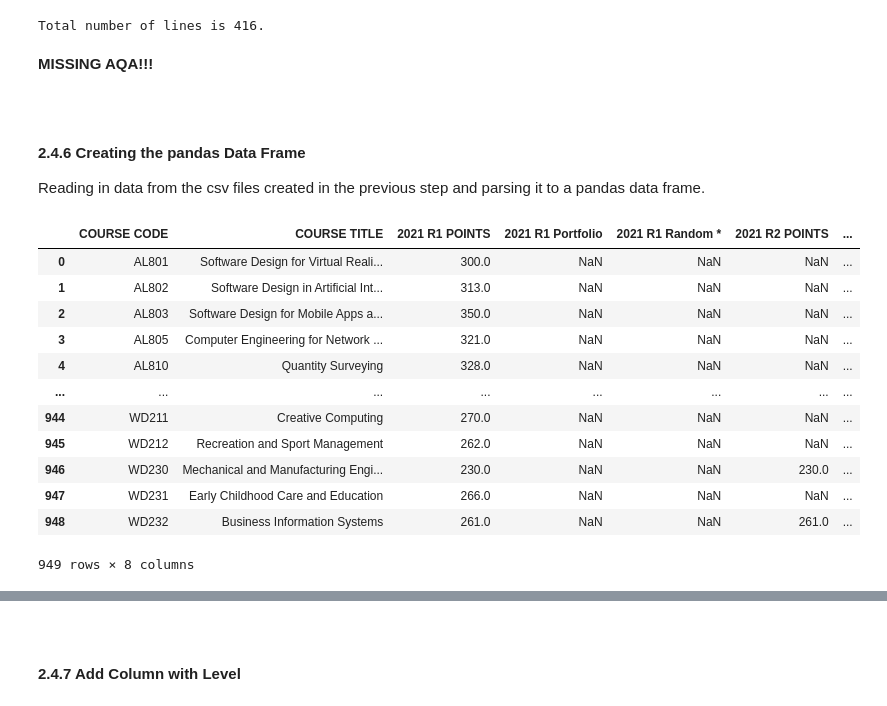
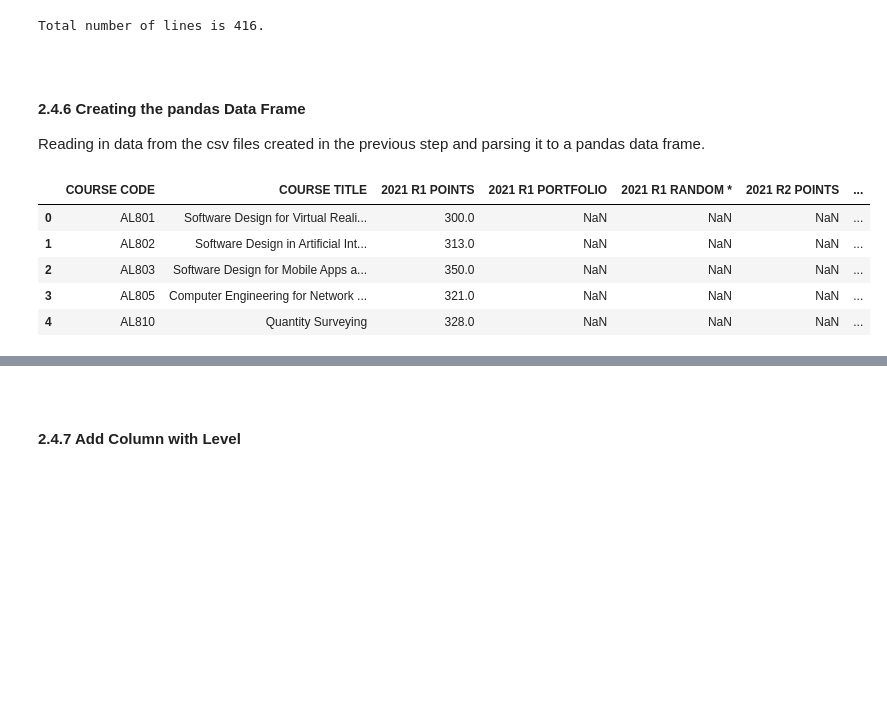
Before and after one commit to ssteffens/fundamentals-data-analysis-assessment, a Jupyter notebook: cao.ipynb, the cells around one changed output, grey strips where cells are left out. Drawn from its saved outputs; the diff is of its cells as text; code cells hidden in the pictures; blank space fills up the shorter version.

```diff
--- a/cao.ipynb
+++ b/cao.ipynb
@@ -963,8 +1069,6 @@ with open(path2021_67csv,'w') as f:
 print(f"\nTotal number of lines is {no_lines}.")
 # %% [output]
 Total number of lines is 416.
-# %% [markdown]
-**MISSING AQA!!!**
 # %% [markdown]
 <br>
 
@@ -973,23 +1077,16 @@ Total number of lines is 416.
 
 Reading in data from the csv files created in the previous step and parsing it to a pandas data frame.
 # %%
-# Converting 2021 level 8 data into a pandas dataframe
+# Converting 2021 level 8 data into a pandas data frame
 df2021_8 = pd.read_csv(path2021_8csv)
 
-# Display dataframe
-df2021_8
+# Display first 10 rows of data frame
+df2021_8.head()
 # %% [output]
-|  | COURSE CODE | COURSE TITLE | 2021 R1 POINTS | 2021 R1 Portfolio | 2021 R1 Random * | 2021 R2 POINTS | ... |
+|  | COURSE CODE | COURSE TITLE | 2021 R1 POINTS | 2021 R1 PORTFOLIO | 2021 R1 RANDOM * | 2021 R2 POINTS | ... |
 | 0 | AL801 | Software Design for Virtual Reali... | 300.0 | NaN | NaN | NaN | ... |
 | 1 | AL802 | Software Design in Artificial Int... | 313.0 | NaN | NaN | NaN | ... |
 | 2 | AL803 | Software Design for Mobile Apps a... | 350.0 | NaN | NaN | NaN | ... |
 | 3 | AL805 | Computer Engineering for Network ... | 321.0 | NaN | NaN | NaN | ... |
 | 4 | AL810 | Quantity Surveying | 328.0 | NaN | NaN | NaN | ... |
-| ... | ... | ... | ... | ... | ... | ... | ... |
-| 944 | WD211 | Creative Computing | 270.0 | NaN | NaN | NaN | ... |
-| 945 | WD212 | Recreation and Sport Management | 262.0 | NaN | NaN | NaN | ... |
-| 946 | WD230 | Mechanical and Manufacturing Engi... | 230.0 | NaN | NaN | 230.0 | ... |
-| 947 | WD231 | Early Childhood Care and Education | 266.0 | NaN | NaN | NaN | ... |
-| 948 | WD232 | Business Information Systems | 261.0 | NaN | NaN | 261.0 | ... |
-949 rows × 8 columns
 # %%
```
Also changed, not shown: parts of 58 cells of this notebook, 59 other files.
